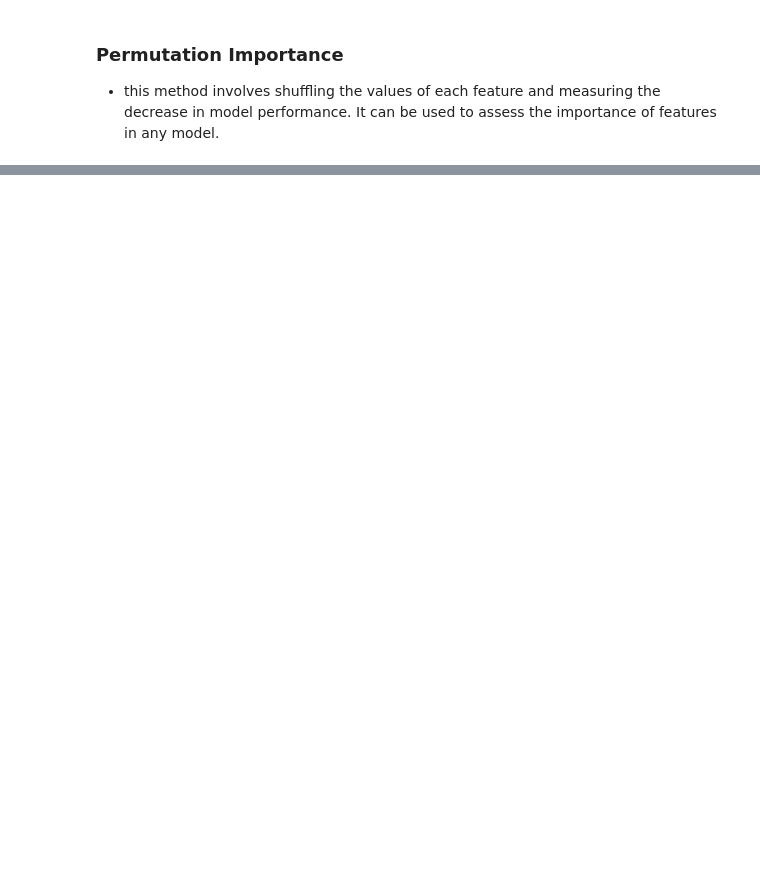
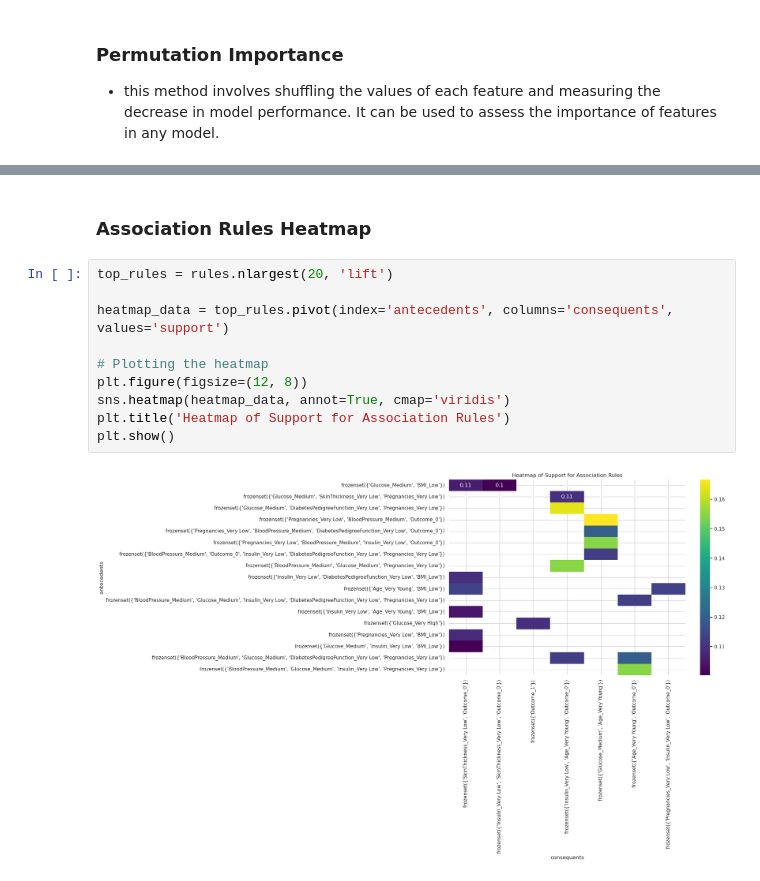
Before and after one commit to alexban14/DataMining_Diabetes_DS, a Jupyter notebook: diabetes_ds_analysis.ipynb, the cells around one changed output, grey strips where cells are left out. Cells and saved outputs as stored; diff of their text form; blank space fills up the shorter version.

```diff
--- a/diabetes_ds_analysis.ipynb
+++ b/diabetes_ds_analysis.ipynb
@@ -435,0 +577,14 @@ plt.show()
+# %% [markdown]
+### Association Rules Heatmap
+# %%
+top_rules = rules.nlargest(20, 'lift')
+
+heatmap_data = top_rules.pivot(index='antecedents', columns='consequents', values='support')
+
+# Plotting the heatmap
+plt.figure(figsize=(12, 8))
+sns.heatmap(heatmap_data, annot=True, cmap='viridis')
+plt.title('Heatmap of Support for Association Rules')
+plt.show()
+# %% [output]
+[figure, added]
```
Also changed, not shown: parts of 29 cells of this notebook.
